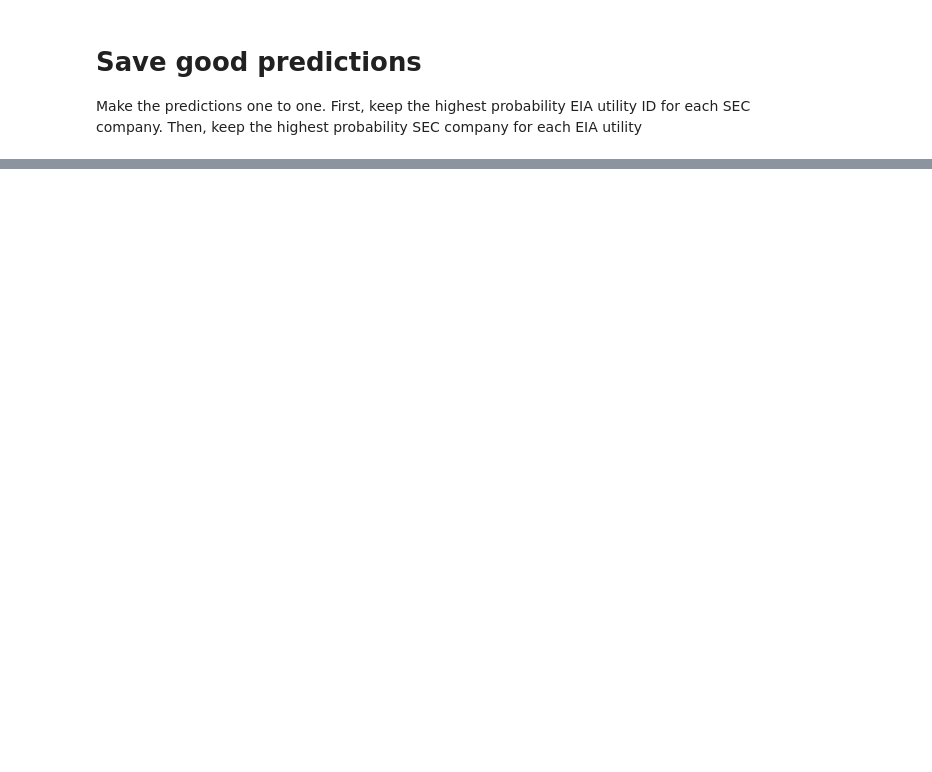
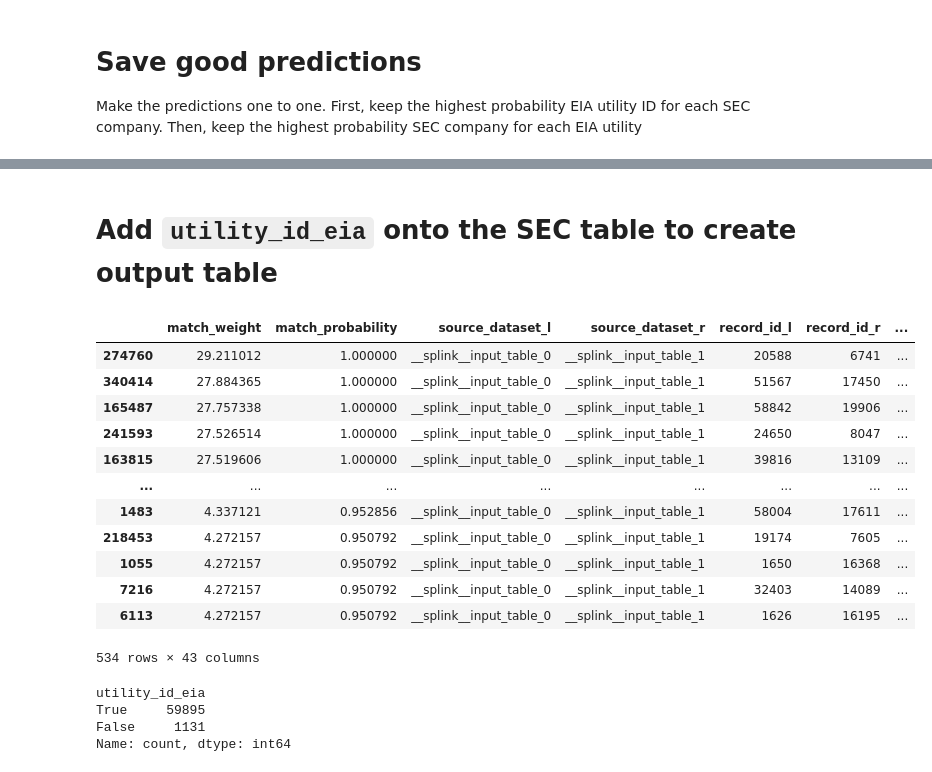
Before and after one commit to catalyst-cooperative/mozilla-sec-eia, a Jupyter notebook: notebooks/18-kl-splink-sec-eia.ipynb, the cells around one changed output, grey strips where cells are left out. Drawn from its saved outputs; the diff is of its cells as text; code cells hidden in the pictures; blank space fills up the shorter version.

```diff
--- a/notebooks/18-kl-splink-sec-eia.ipynb
+++ b/notebooks/18-kl-splink-sec-eia.ipynb
@@ -470,0 +419,18 @@ len(one_to_one_preds)
+# %% [markdown]
+# Add `utility_id_eia` onto the SEC table to create output table
+# %%
+one_to_one_preds
+# %% [output]
+|  | match_weight | match_probability | source_dataset_l | source_dataset_r | record_id_l | record_id_r | ... |
+| 274760 | 29.211012 | 1.000000 | __splink__input_table_0 | __splink__input_table_1 | 20588 | 6741 | ... |
+| 340414 | 27.884365 | 1.000000 | __splink__input_table_0 | __splink__input_table_1 | 51567 | 17450 | ... |
+| 165487 | 27.757338 | 1.000000 | __splink__input_table_0 | __splink__input_table_1 | 58842 | 19906 | ... |
+| 241593 | 27.526514 | 1.000000 | __splink__input_table_0 | __splink__input_table_1 | 24650 | 8047 | ... |
+| 163815 | 27.519606 | 1.000000 | __splink__input_table_0 | __splink__input_table_1 | 39816 | 13109 | ... |
+| ... | ... | ... | ... | ... | ... | ... | ... |
+| 1483 | 4.337121 | 0.952856 | __splink__input_table_0 | __splink__input_table_1 | 58004 | 17611 | ... |
+| 218453 | 4.272157 | 0.950792 | __splink__input_table_0 | __splink__input_table_1 | 19174 | 7605 | ... |
+| 1055 | 4.272157 | 0.950792 | __splink__input_table_0 | __splink__input_table_1 | 1650 | 16368 | ... |
+| 7216 | 4.272157 | 0.950792 | __splink__input_table_0 | __splink__input_table_1 | 32403 | 14089 | ... |
+| 6113 | 4.272157 | 0.950792 | __splink__input_table_0 | __splink__input_table_1 | 1626 | 16195 | ... |
+534 rows × 43 columns
@@ -470,0 +443,7 @@ len(one_to_one_preds)
+# %%
+out_df.utility_id_eia.isnull().value_counts()
+# %% [output]
+utility_id_eia
+True     59895
+False     1131
+Name: count, dtype: int64
```
Also changed, not shown: parts of 14 cells of this notebook, 3 other files.
